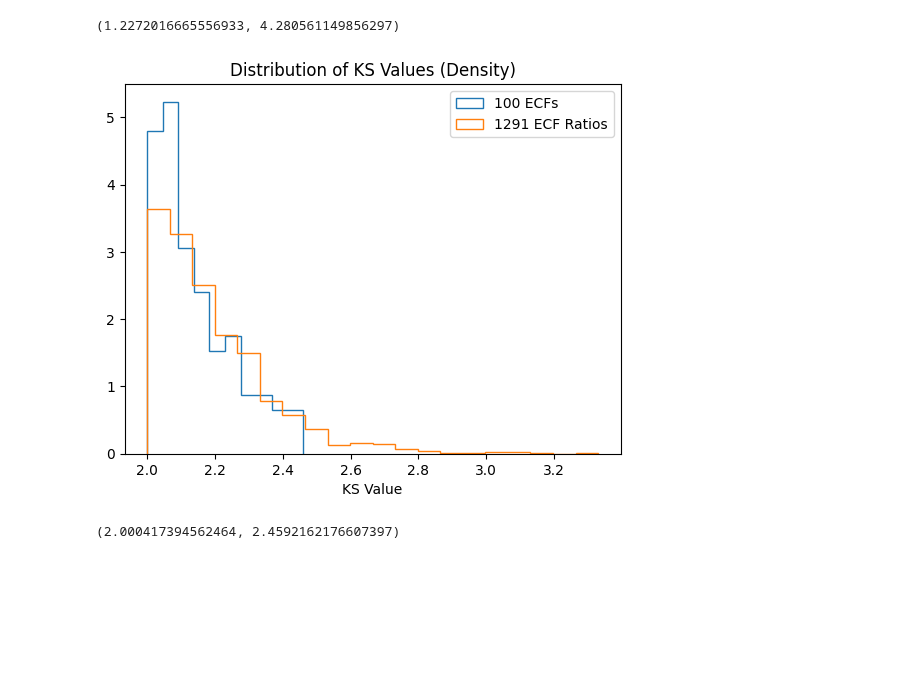
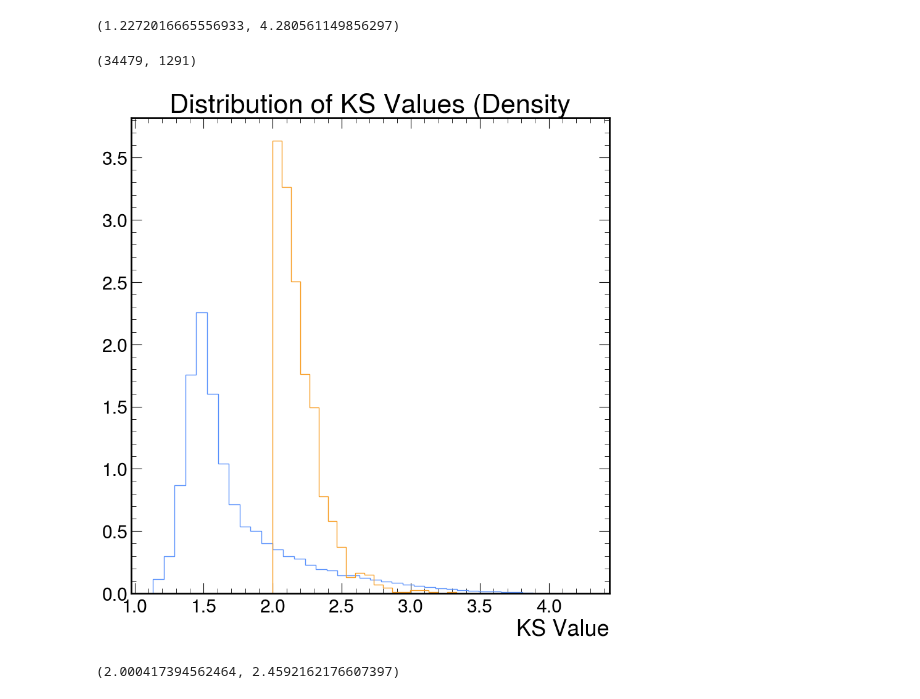
Before and after one commit to cmoore24-24/hgg, a Jupyter notebook: ecfs/ecf_resources/ecf_manipulations/grm_ungrm/ks_testing/ratios_ks/compare_ks_train_to_all.ipynb, the cells around one changed output. Cells and saved outputs as stored; diff of their text form; code cells hidden in the pictures; blank space fills up the shorter version.

```diff
--- a/ecfs/ecf_resources/ecf_manipulations/grm_ungrm/ks_testing/ratios_ks/compare_ks_train_to_all.ipynb
+++ b/ecfs/ecf_resources/ecf_manipulations/grm_ungrm/ks_testing/ratios_ks/compare_ks_train_to_all.ipynb
@@ -6,3 +7,5 @@ import numpy as np
+# %%
+plt.style.use(hep.style.CMS)
 # %%
 with open('all_ungroomed_ratios.json', 'r') as f:
     ugm = json.load(f)
@@ -43,18 +46,22 @@ min(ugm_ks), max(ugm_ks)
 min(grm_ks), max(grm_ks)
 # %% [output]
 (1.2272016665556933, 4.280561149856297)
+# %%
+len(to_hist), len(test_ks)
+# %% [output]
+(34479, 1291)
 # %%
 to_hist = grm_ks + ugm_ks
 # %%
-# plt.hist(to_hist, bins=40, label='All ECF Ratios', density=True, histtype='step')
-plt.hist(list(train_ks.values()), bins=10, label='100 ECFs', density=True, histtype='step')
+plt.hist(to_hist, bins=40, label='All ECF Ratios', density=True, histtype='step')
+# plt.hist(list(train_ks.values()), bins=10, label='100 ECFs', density=True, histtype='step')
 plt.hist(list(test_ks.values()), bins=20, label='1291 ECF Ratios', density=True, histtype='step')
-plt.title('Distribution of KS Values (Density)')
+plt.title('Distribution of KS Values (Density')
 plt.xlabel('KS Value')
-plt.legend()
+# plt.legend()
 plt.show()
 # %% [output]
-[figure, old version]
+[figure, new version]
 # %%
 min(list(train_ks.values())), max(list(train_ks.values()))
 # %% [output]
```
Also changed, not shown: parts of 9 cells of this notebook, 14 other files.
